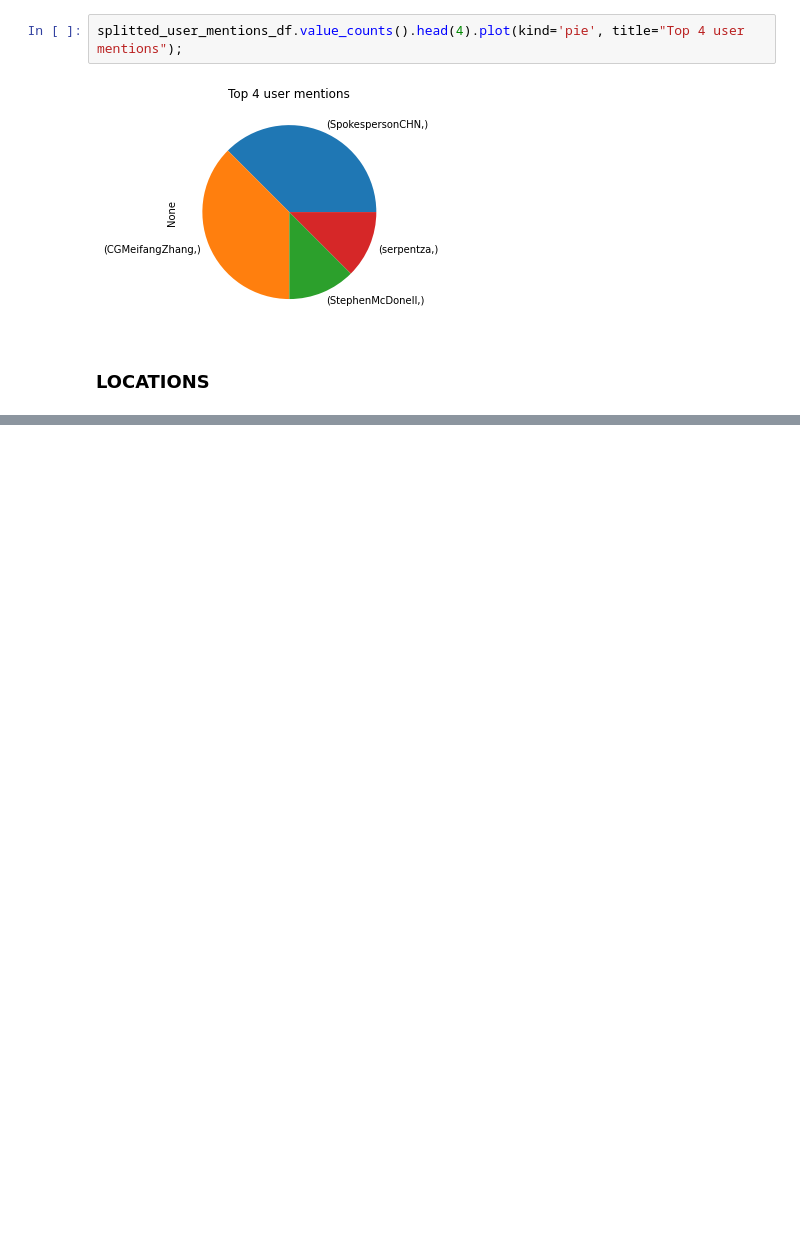
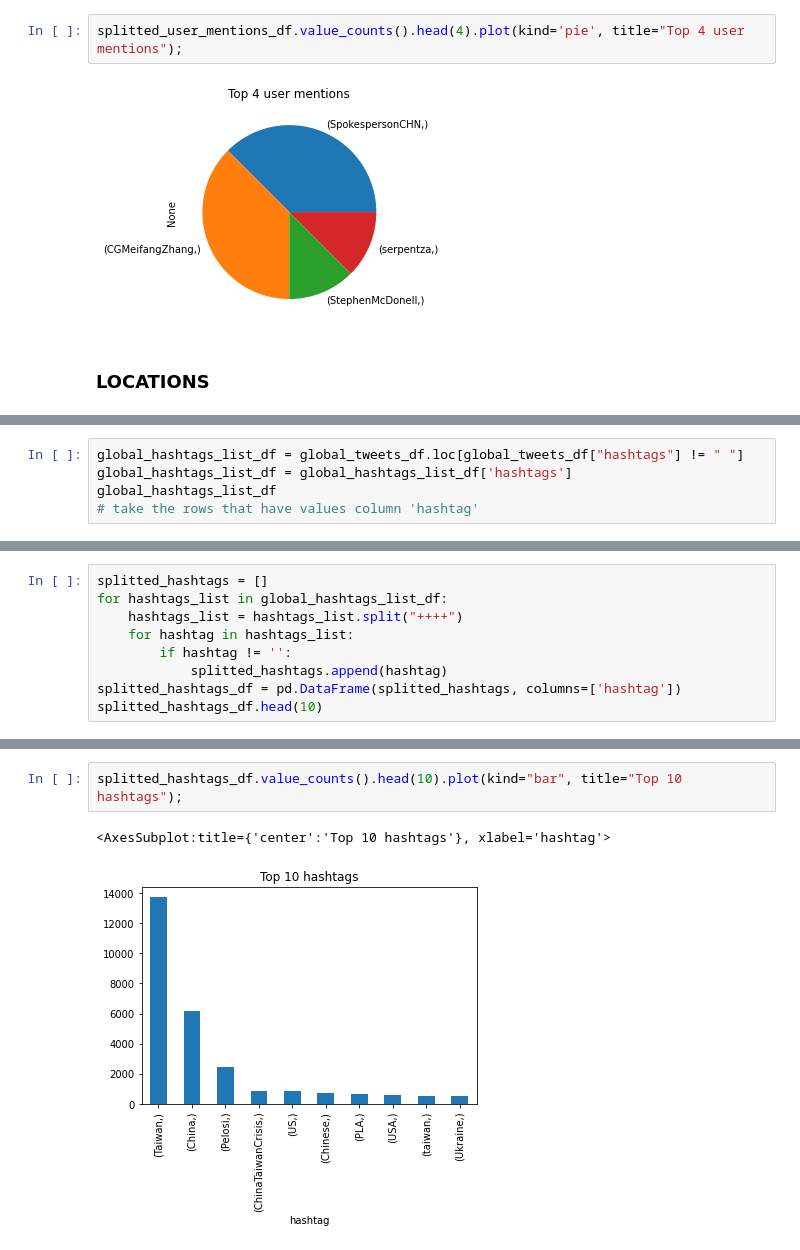
Before and after one commit to natyrix/Twitter-Data-Analysis, a Jupyter notebook: notebooks/Data exploration and pre-processing.ipynb, the cells around one changed output, grey strips where cells are left out. Drawn from its saved outputs; the diff is of its cells as text; blank space fills up the shorter version.

```diff
--- a/notebooks/Data exploration and pre-processing.ipynb
+++ b/notebooks/Data exploration and pre-processing.ipynb
@@ -420,0 +437,5 @@ place_global_tweets_df['place'].value_counts().head(6).plot(kind='pie', title="T
+# %%
+global_hashtags_list_df = global_tweets_df.loc[global_tweets_df["hashtags"] != " "]
+global_hashtags_list_df = global_hashtags_list_df['hashtags']
+global_hashtags_list_df
+# take the rows that have values column 'hashtag'
@@ -420,0 +455,9 @@ place_global_tweets_df['place'].value_counts().head(6).plot(kind='pie', title="T
+# %%
+splitted_hashtags = []
+for hashtags_list in global_hashtags_list_df:
+    hashtags_list = hashtags_list.split("++++")
+    for hashtag in hashtags_list:
+        if hashtag != '':
+            splitted_hashtags.append(hashtag)
+splitted_hashtags_df = pd.DataFrame(splitted_hashtags, columns=['hashtag'])
+splitted_hashtags_df.head(10)
@@ -420,0 +493,5 @@ place_global_tweets_df['place'].value_counts().head(6).plot(kind='pie', title="T
+# %%
+splitted_hashtags_df.value_counts().head(10).plot(kind="bar", title="Top 10 hashtags");
+# %% [output]
+<AxesSubplot:title={'center':'Top 10 hashtags'}, xlabel='hashtag'>
+[figure, added]
```
Also changed, not shown: parts of 22 cells of this notebook.
